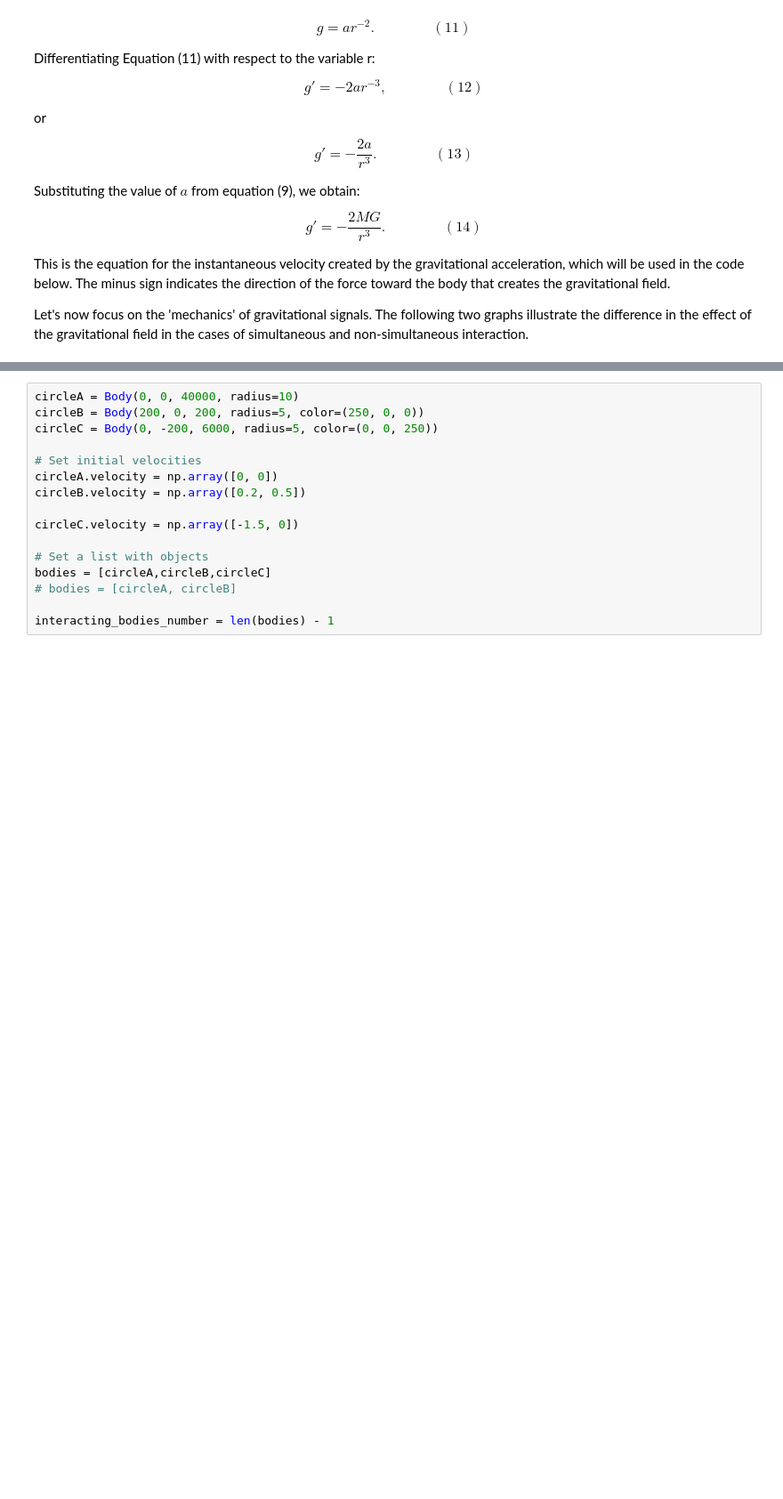
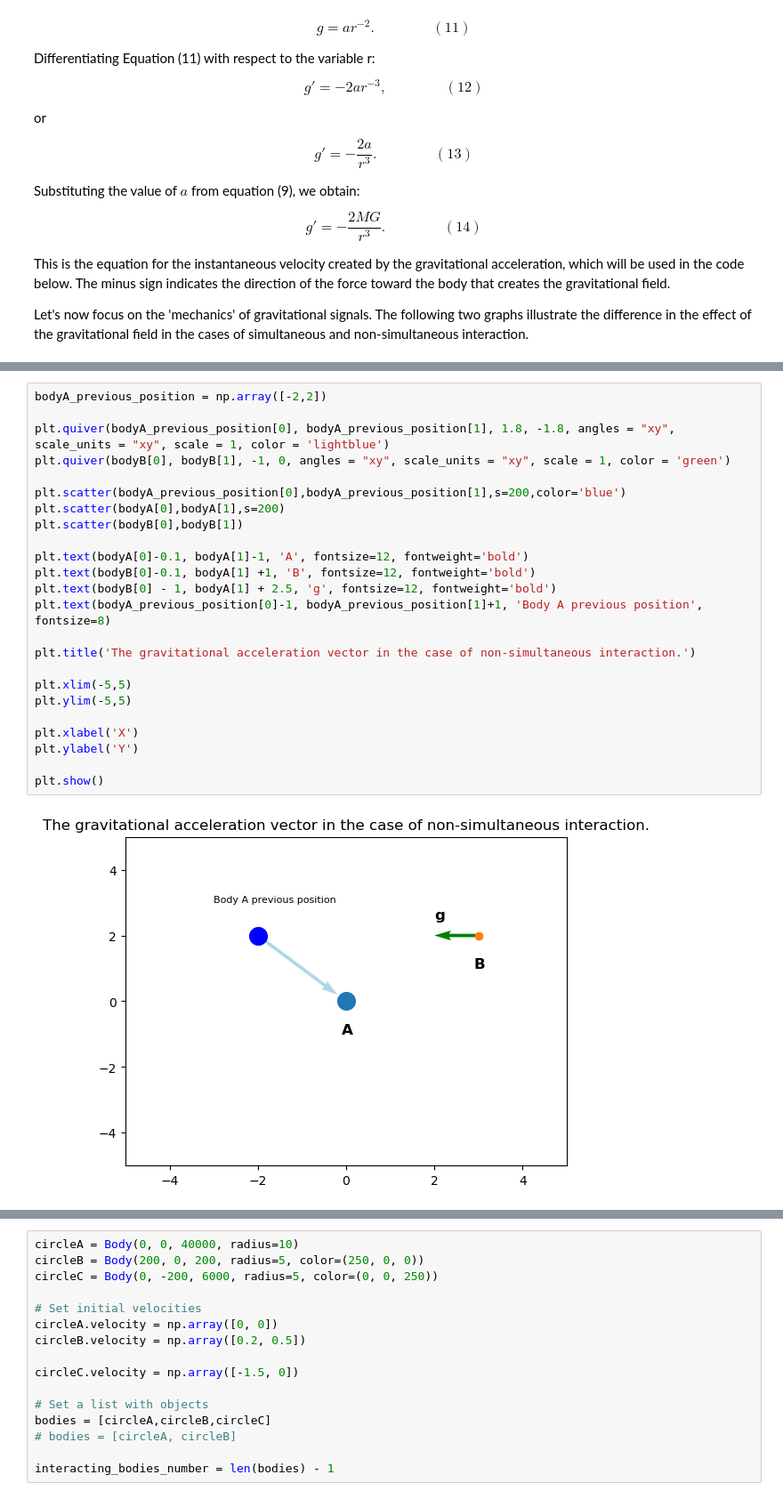
Before and after one commit to Kiril-Lazarov/Artificial-Intelligence, a Jupyter notebook: Course Project/Non-simultaneous gravitational interaction.ipynb, the cells around one changed output, grey strips where cells are left out. Shown at 89% size. Cells and saved outputs as stored; diff of their text form; blank space fills up the shorter version.

```diff
--- a/Course Project/Non-simultaneous gravitational interaction.ipynb
+++ b/Course Project/Non-simultaneous gravitational interaction.ipynb
@@ -123,0 +132,26 @@ In the upper graph, body A exerts a gravitational force of attraction on body B,
+# %%
+bodyA_previous_position = np.array([-2,2])
+
+plt.quiver(bodyA_previous_position[0], bodyA_previous_position[1], 1.8, -1.8, angles = "xy", scale_units = "xy", scale = 1, color = 'lightblue')
+plt.quiver(bodyB[0], bodyB[1], -1, 0, angles = "xy", scale_units = "xy", scale = 1, color = 'green')
+
+plt.scatter(bodyA_previous_position[0],bodyA_previous_position[1],s=200,color='blue')
+plt.scatter(bodyA[0],bodyA[1],s=200)
+plt.scatter(bodyB[0],bodyB[1])
+
+plt.text(bodyA[0]-0.1, bodyA[1]-1, 'A', fontsize=12, fontweight='bold')
+plt.text(bodyB[0]-0.1, bodyA[1] +1, 'B', fontsize=12, fontweight='bold')
+plt.text(bodyB[0] - 1, bodyA[1] + 2.5, 'g', fontsize=12, fontweight='bold')
+plt.text(bodyA_previous_position[0]-1, bodyA_previous_position[1]+1, 'Body A previous position', fontsize=8)
+
+plt.title('The gravitational acceleration vector in the case of non-simultaneous interaction.')
+
+plt.xlim(-5,5)
+plt.ylim(-5,5)
+
+plt.xlabel('X')
+plt.ylabel('Y')
+
+plt.show()
+# %% [output]
+[figure, added]
```
Also changed, not shown: parts of 3 cells of this notebook.
